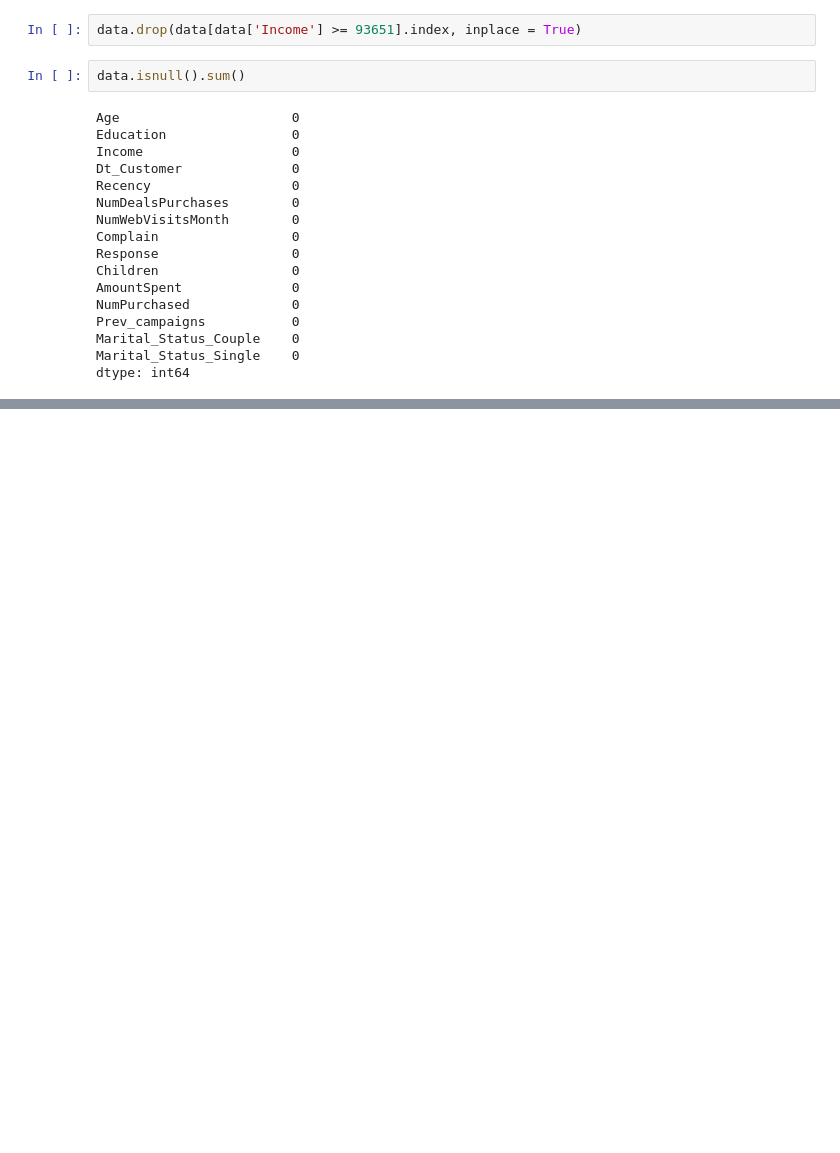
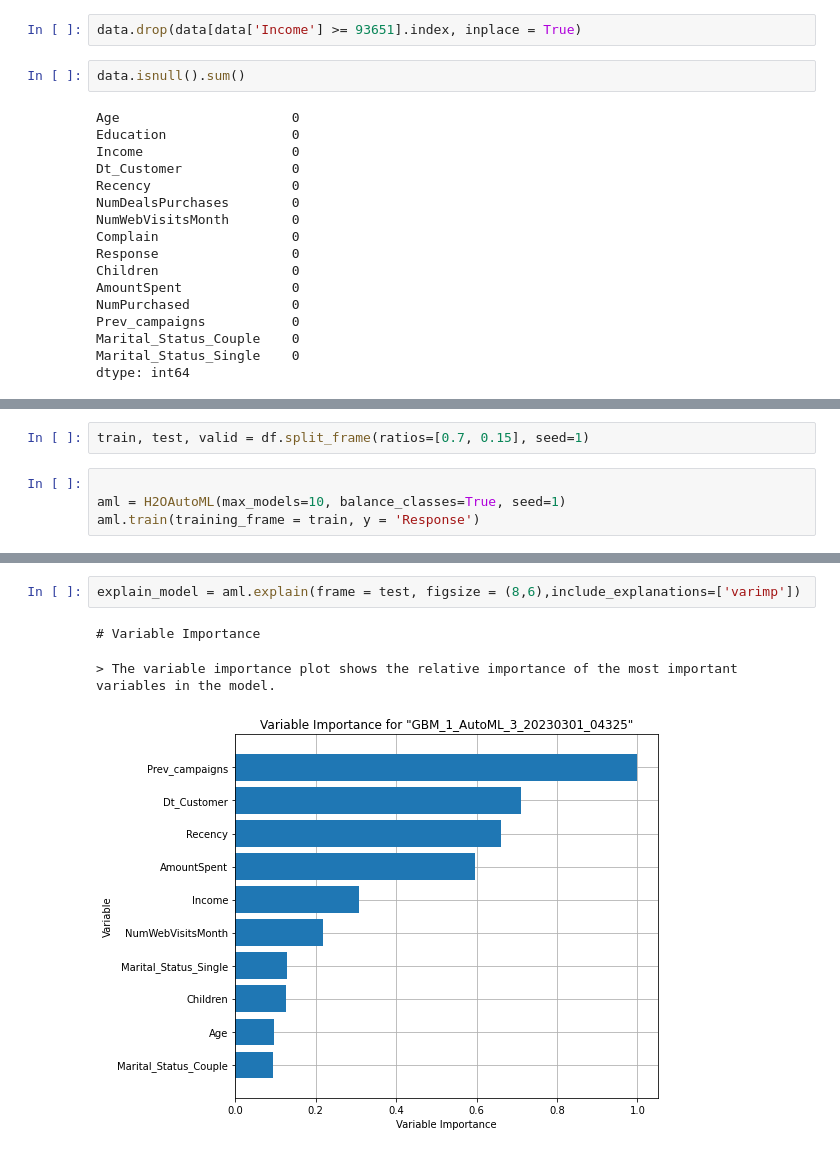
Before and after one commit to makarandmadhavi/AutoML-Marketting-Campaign, a Jupyter notebook: AutoML_Marketting_Campaign.ipynb, the cells around one changed output, grey strips where cells are left out. Cells and saved outputs as stored; diff of their text form; blank space fills up the shorter version.

Commit message:
add models

```diff
--- a/AutoML_Marketting_Campaign.ipynb
+++ b/AutoML_Marketting_Campaign.ipynb
@@ -284 +294,7 @@ Frame distribution summary:
 [2214 rows x 15 columns]
+# %%
+train, test, valid = df.split_frame(ratios=[0.7, 0.15], seed=1)
+# %%
+
+aml = H2OAutoML(max_models=10, balance_classes=True, seed=1)
+aml.train(training_frame = train, y = 'Response')
@@ -284,0 +411,6 @@ Frame distribution summary:
+# %%
+explain_model = aml.explain(frame = test, figsize = (8,6),include_explanations=['varimp'])
+# %% [output]
+# Variable Importance
+> The variable importance plot shows the relative importance of the most important variables in the model.
+[figure, added]
```
Also changed, not shown: parts of 40 cells of this notebook.
